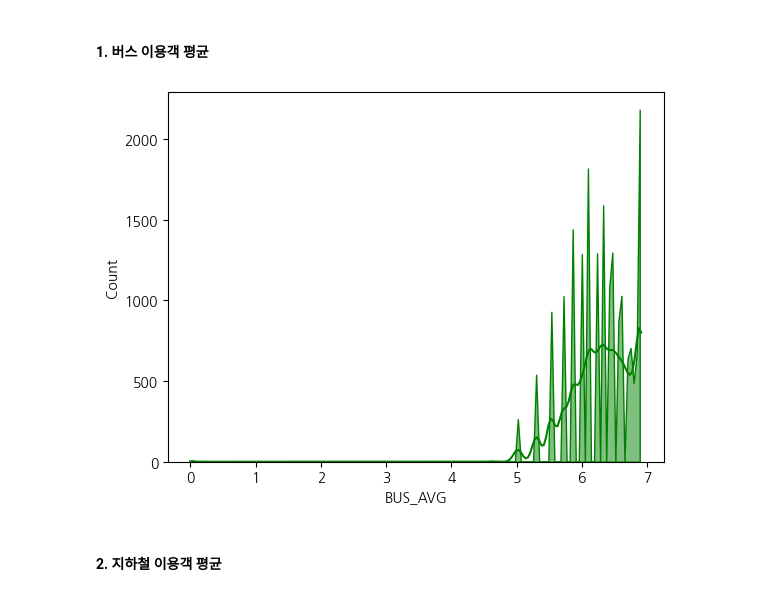
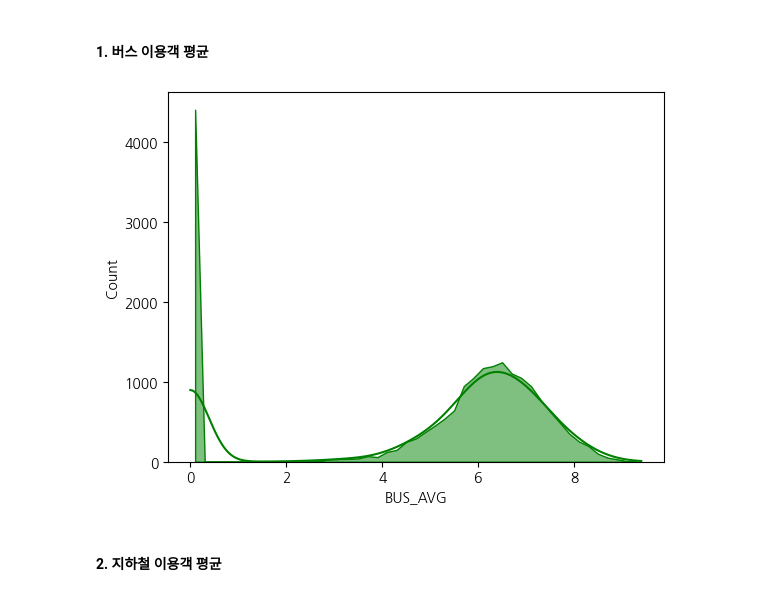
Before and after one commit to So-chankyun/Road-Diet-Location-Selection, a Jupyter notebook: Ped_Dem_Prediction_Modeling.ipynb, the cells around one changed output. Cells and saved outputs as stored; diff of their text form; code cells hidden in the pictures.

```diff
--- a/Ped_Dem_Prediction_Modeling.ipynb
+++ b/Ped_Dem_Prediction_Modeling.ipynb
@@ -196,3 +209,5 @@ ped_data['TOT_REG_CD']= ped_data['TOT_REG_CD'].astype(str)
+# %%
+ped_data['FACILITY_NUM'] = ped_data['공공기관']+ped_data['보육시설']+ped_data['SOC_NUM']
 # %%
 # prepare dataset
 data = ped_data.merge(seoul_shp,left_on='TOT_REG_CD',right_on='TOT_REG_CD')
@@ -214,7 +229,9 @@ Index(['TOT_REG_CD', 'ADM_NM_x', 'ADM_CD_x', '공공기관', '보육시설', 'SO
       dtype='object')
 # %%
-essential_col=['TOT_REG_CD','공공기관','보육시설','SOC_NUM','BUS_NUM','BUS_AVG','SUB_NUM','SUB_DIS','SUB_AVG'
-               ,'SHOP_NUM','geometry','TOT_POP_GU_AVG']
+# essential_col=['TOT_REG_CD','공공기관','보육시설','SOC_NUM','BUS_NUM','BUS_AVG','SUB_NUM','SUB_DIS','SUB_AVG'
+#                ,'SHOP_NUM','geometry','TOT_POP_GU_AVG']
+essential_col=['TOT_REG_CD','BUS_NUM','BUS_AVG','SUB_NUM','SUB_DIS','SUB_AVG'
+               ,'SHOP_NUM','FACILITY_NUM','geometry','TOT_POP_GU_AVG']
 required_data = data.loc[:,essential_col]
 required_data.head()
 # %% [output]
@@ -229,11 +246,11 @@ required_data.head()
 # %% [markdown]
 #### 1. 버스 이용객 평균
 # %%
-required_data.loc[:,'BUS_AVG'] = np.log1p(data['SUB_DIS'])
+required_data.loc[:,'BUS_AVG'] = np.log1p(data['BUS_AVG'])
 sns.histplot(data=required_data,x='BUS_AVG',element="poly",color='green',kde=True)
 plt.show()
 # %% [output]
-[figure, old version]
+[figure, new version]
 # %% [markdown]
 #### 2. 지하철 이용객 평균
 # %%
```
Also changed, not shown: parts of 38 cells of this notebook, 3 other files.
